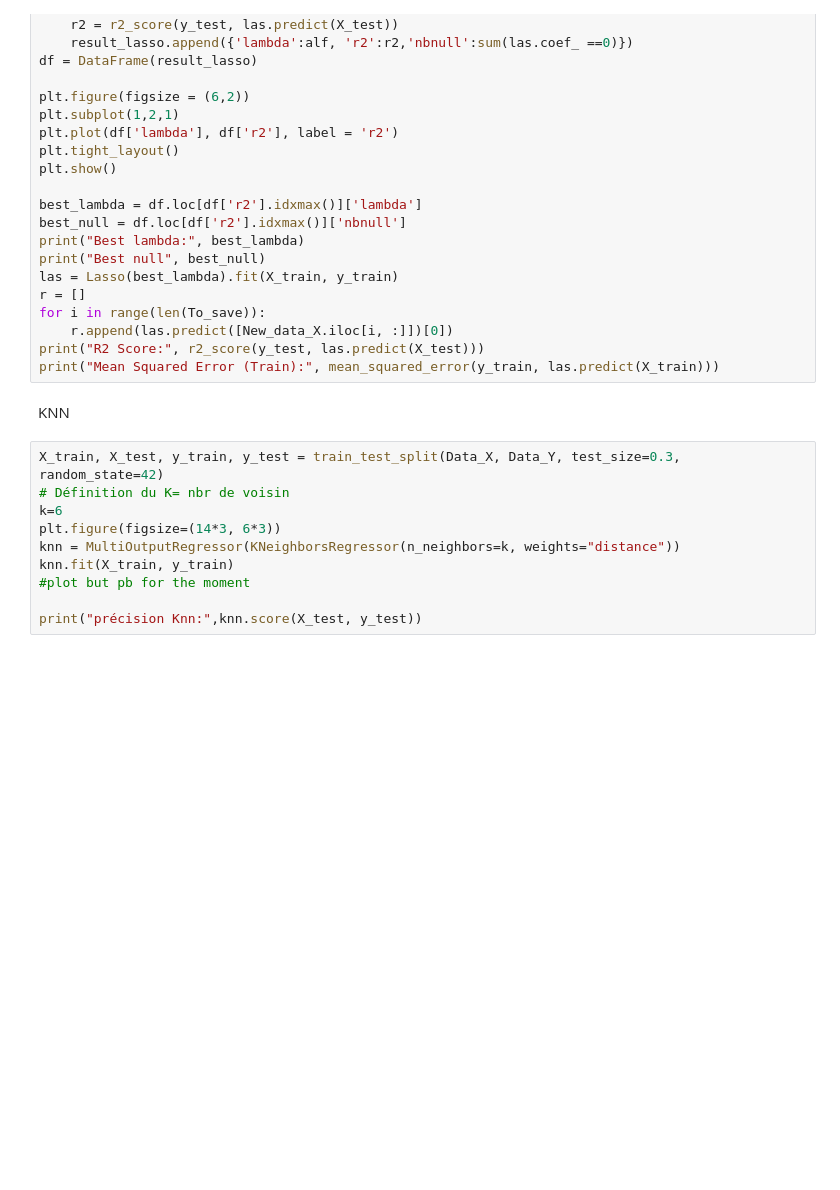
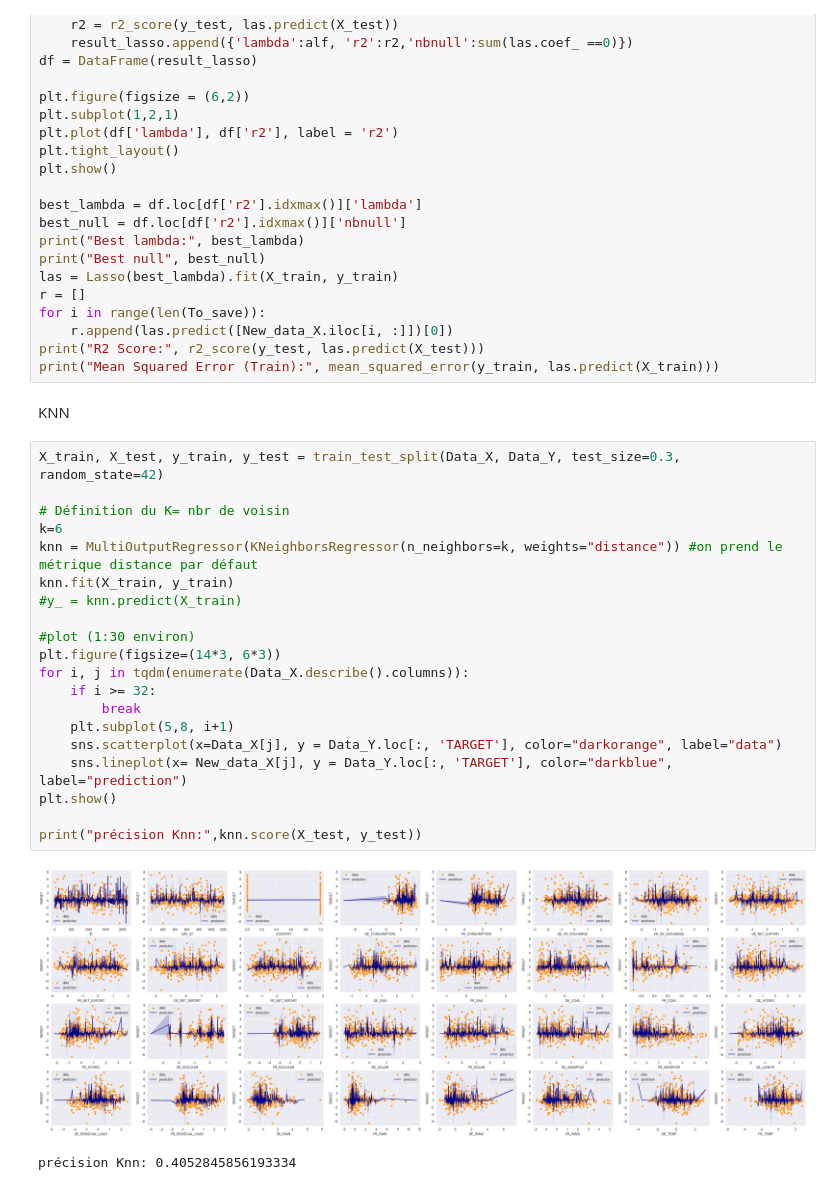
Before and after one commit to LichioAK/Projet_ML-L3, a Jupyter notebook: Project.ipynb, the cells around one changed output. Cells and saved outputs as stored; diff of their text form; blank space fills up the shorter version.

Commit message:
knn with plot but not sure

```diff
--- a/Project.ipynb
+++ b/Project.ipynb
@@ -205,13 +196,26 @@ print("R2 Score:", r2_score(y_test, las.predict(X_test)))
 print("Mean Squared Error (Train):", mean_squared_error(y_train, las.predict(X_train)))
 # %% [markdown]
 KNN
-# %%
-X_train, X_test, y_train, y_test = train_test_split(Data_X, Data_Y, test_size=0.3, random_state=42)
-# Définition du K= nbr de voisin
-k=6
-plt.figure(figsize=(14*3, 6*3))
-knn = MultiOutputRegressor(KNeighborsRegressor(n_neighbors=k, weights="distance"))
-knn.fit(X_train, y_train)
-#plot but pb for the moment
-
-print("précision Knn:",knn.score(X_test, y_test))
+# %%
+X_train, X_test, y_train, y_test = train_test_split(Data_X, Data_Y, test_size=0.3, random_state=42)
+
+# Définition du K= nbr de voisin
+k=6
+knn = MultiOutputRegressor(KNeighborsRegressor(n_neighbors=k, weights="distance")) #on prend le métrique distance par défaut
+knn.fit(X_train, y_train)
+#y_ = knn.predict(X_train)
+
+#plot (1:30 environ)
+plt.figure(figsize=(14*3, 6*3))
+for i, j in tqdm(enumerate(Data_X.describe().columns)):
+    if i >= 32:
+        break
+    plt.subplot(5,8, i+1)
+    sns.scatterplot(x=Data_X[j], y = Data_Y.loc[:, 'TARGET'], color="darkorange", label="data")
+    sns.lineplot(x= New_data_X[j], y = Data_Y.loc[:, 'TARGET'], color="darkblue", label="prediction")
+plt.show()
+
+print("précision Knn:",knn.score(X_test, y_test))
+# %% [output]
+[figure, added]
+précision Knn: 0.4052845856193334
```
Also changed, not shown: parts of 5 cells of this notebook.
